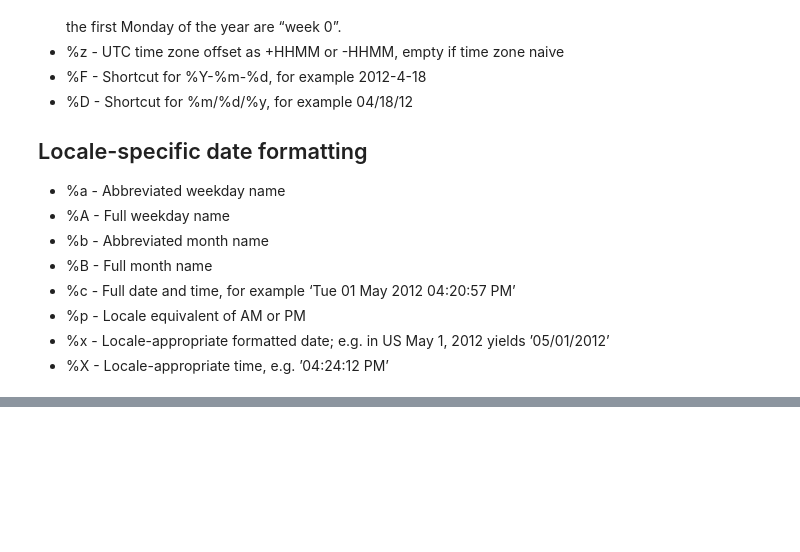
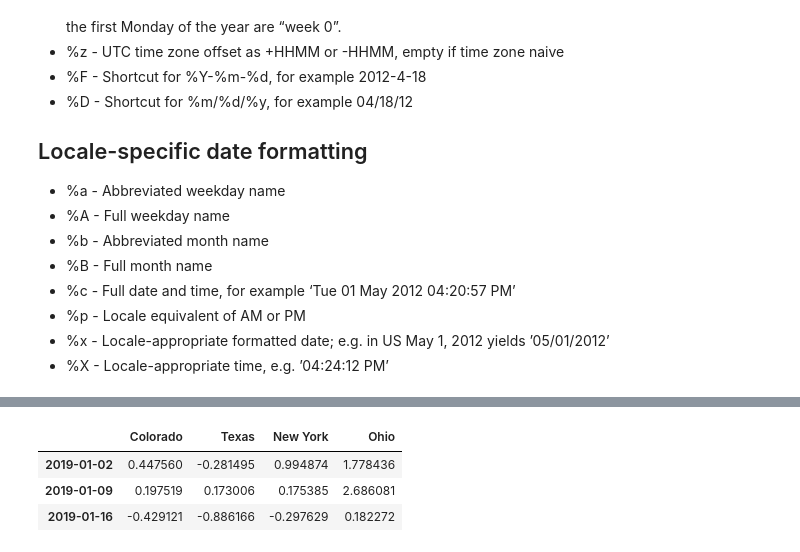
Before and after one commit to GirishaDevara/crrcoe, a Jupyter notebook: 2019-12-18.ipynb, the cells around one changed output, grey strips where cells are left out. Drawn from its saved outputs; the diff is of its cells as text; code cells hidden in the pictures; blank space fills up the shorter version.

```diff
--- a/2019-12-18.ipynb
+++ b/2019-12-18.ipynb
@@ -116,0 +257,7 @@ dates = [datetime(2011, 1, 2), datetime(2011, 1, 5),datetime(2011, 1, 7),
+# %%
+long_df.head(3)
+# %% [output]
+|  | Colorado | Texas | New York | Ohio |
+| 2019-01-02 | 0.447560 | -0.281495 | 0.994874 | 1.778436 |
+| 2019-01-09 | 0.197519 | 0.173006 | 0.175385 | 2.686081 |
+| 2019-01-16 | -0.429121 | -0.886166 | -0.297629 | 0.182272 |
```
Also changed, not shown: parts of 57 cells of this notebook.
